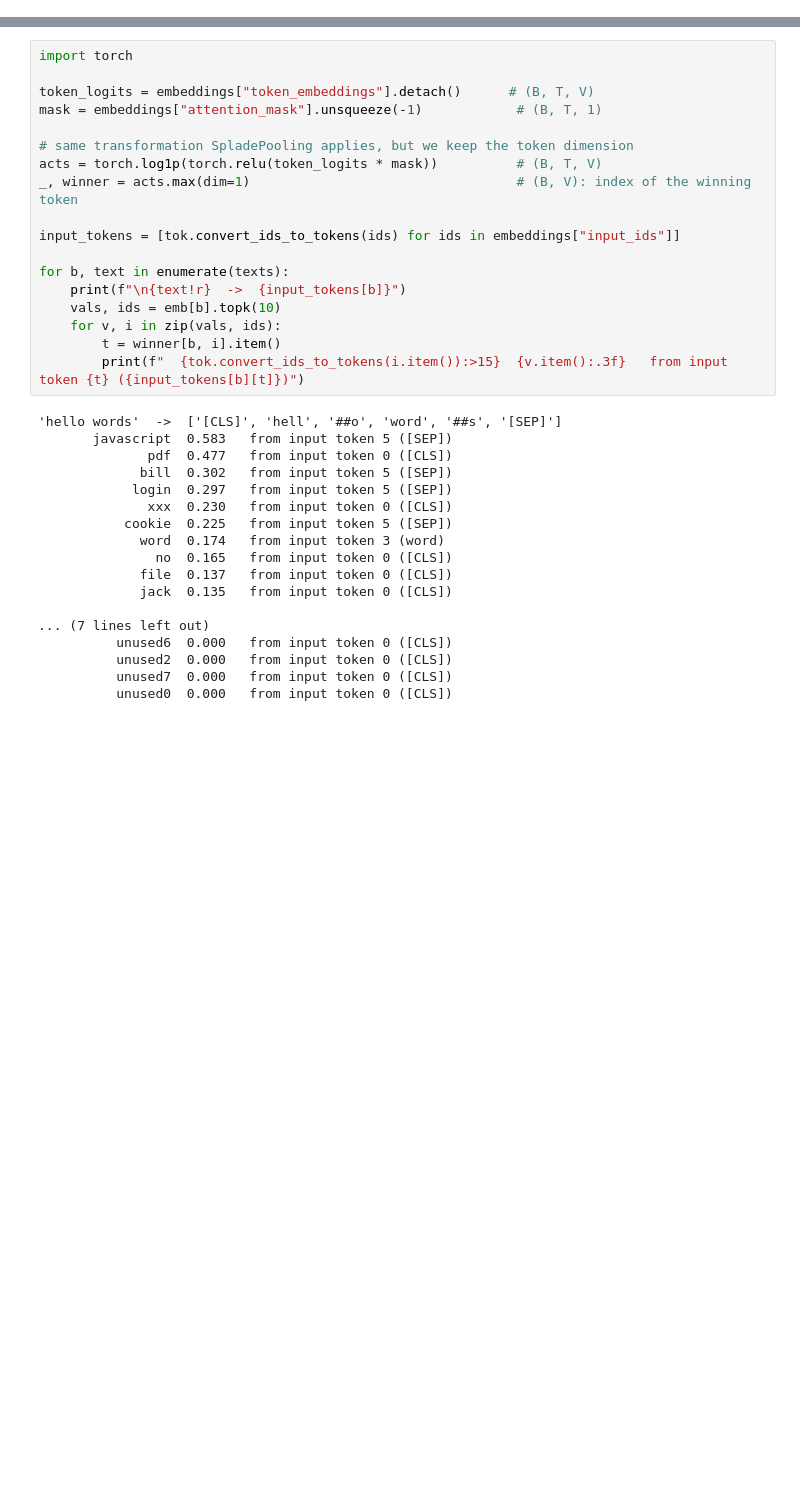
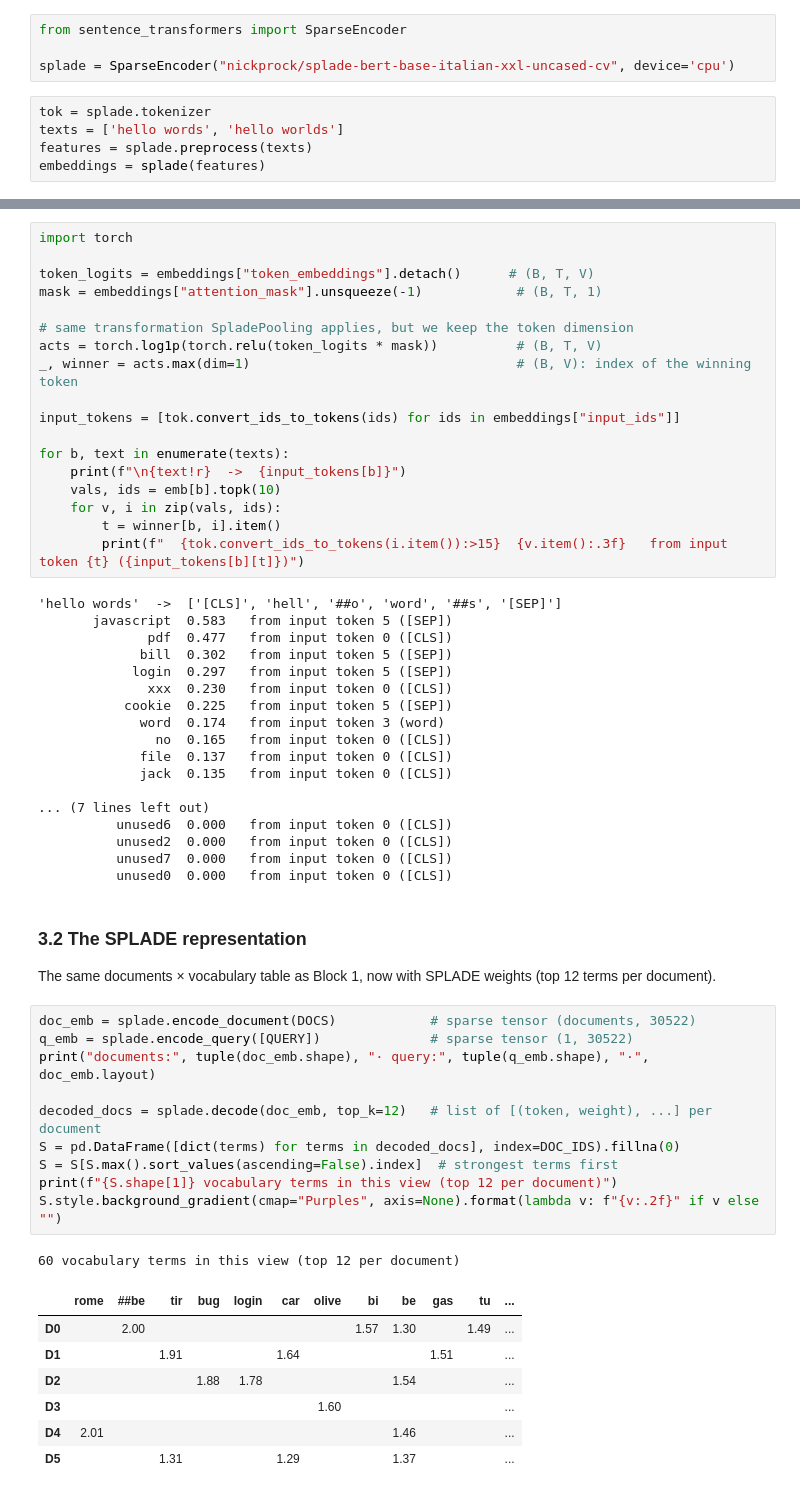
Before and after one commit to lopozz/ai-lectures, a Jupyter notebook: ir/L1.ipynb, the cells around one changed output, grey strips where cells are left out. Saved outputs shown, nothing was run; the diff lists cells and outputs as text; blank space fills up the shorter version.

Commit message:
first tenatative final ir labs

```diff
--- a/ir/L1.ipynb
+++ b/ir/L1.ipynb
@@ -100,3 +403,12 @@ embeddings = model(features)
+# %%
+from sentence_transformers import SparseEncoder
+
+splade = SparseEncoder("nickprock/splade-bert-base-italian-xxl-uncased-cv", device='cpu')
+# %%
+tok = splade.tokenizer
+texts = ['hello words', 'hello worlds']
+features = splade.preprocess(texts)
+embeddings = splade(features)
 # %%
 emb = embeddings["sentence_embedding"].detach()
 
@@ -149,3 +461,25 @@ for b, text in enumerate(texts):
           unused2  0.000   from input token 0 ([CLS])
           unused7  0.000   from input token 0 ([CLS])
           unused0  0.000   from input token 0 ([CLS])
+# %% [markdown]
+### 3.2 The SPLADE representation
+The same documents × vocabulary table as Block 1, now with SPLADE weights (top 12 terms per document).
+# %%
+doc_emb = splade.encode_document(DOCS)            # sparse tensor (documents, 30522)
+q_emb = splade.encode_query([QUERY])              # sparse tensor (1, 30522)
+print("documents:", tuple(doc_emb.shape), "· query:", tuple(q_emb.shape), "·", doc_emb.layout)
+
+decoded_docs = splade.decode(doc_emb, top_k=12)   # list of [(token, weight), ...] per document
+S = pd.DataFrame([dict(terms) for terms in decoded_docs], index=DOC_IDS).fillna(0)
+S = S[S.max().sort_values(ascending=False).index]  # strongest terms first
+print(f"{S.shape[1]} vocabulary terms in this view (top 12 per document)")
+S.style.background_gradient(cmap="Purples", axis=None).format(lambda v: f"{v:.2f}" if v else "")
+# %% [output]
+60 vocabulary terms in this view (top 12 per document)
+|  | rome | ##be | tir | bug | login | car | olive | bi | be | gas | tu | ... |
+| D0 |  | 2.00 |  |  |  |  |  | 1.57 | 1.30 |  | 1.49 | ... |
+| D1 |  |  | 1.91 |  |  | 1.64 |  |  |  | 1.51 |  | ... |
+| D2 |  |  |  | 1.88 | 1.78 |  |  |  | 1.54 |  |  | ... |
+| D3 |  |  |  |  |  |  | 1.60 |  |  |  |  | ... |
+| D4 | 2.01 |  |  |  |  |  |  |  | 1.46 |  |  | ... |
+| D5 |  |  | 1.31 |  |  | 1.29 |  |  | 1.37 |  |  | ... |
```
Also changed, not shown: parts of 60 cells of this notebook, 3 other files.
